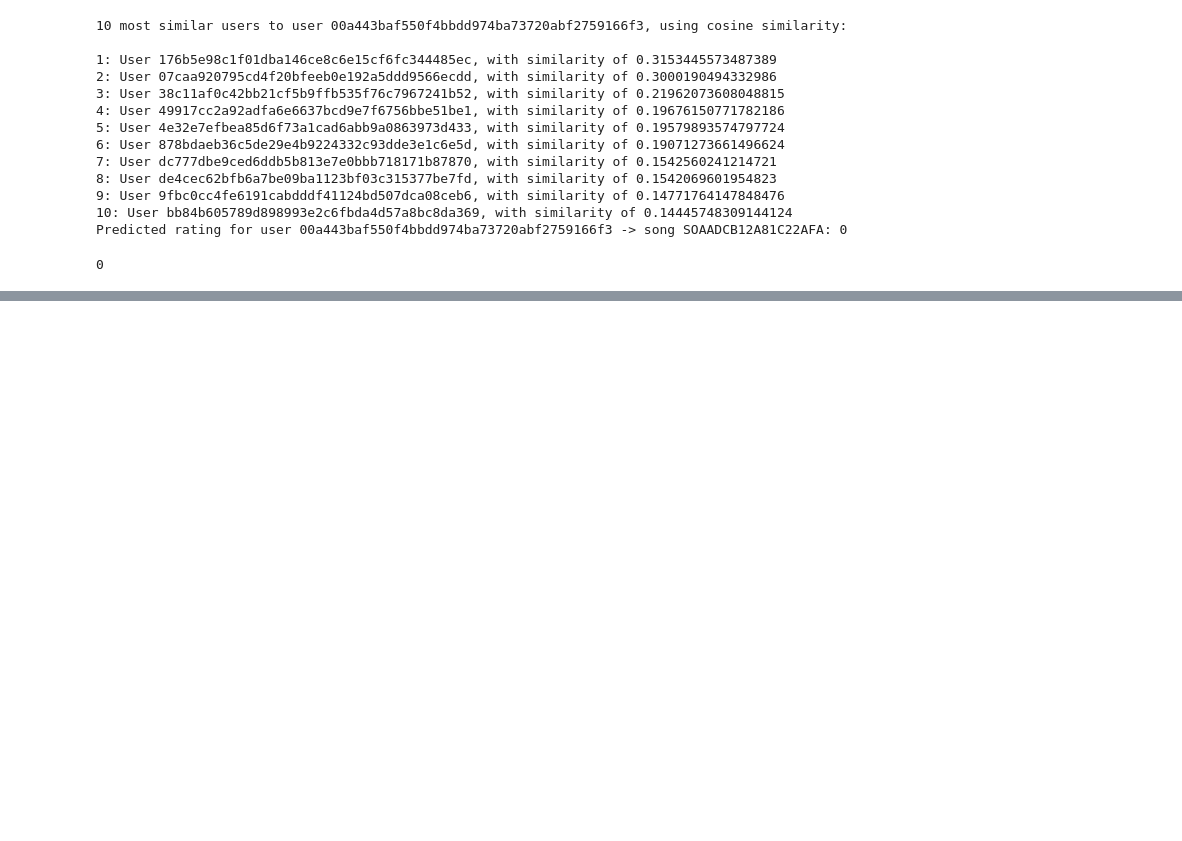
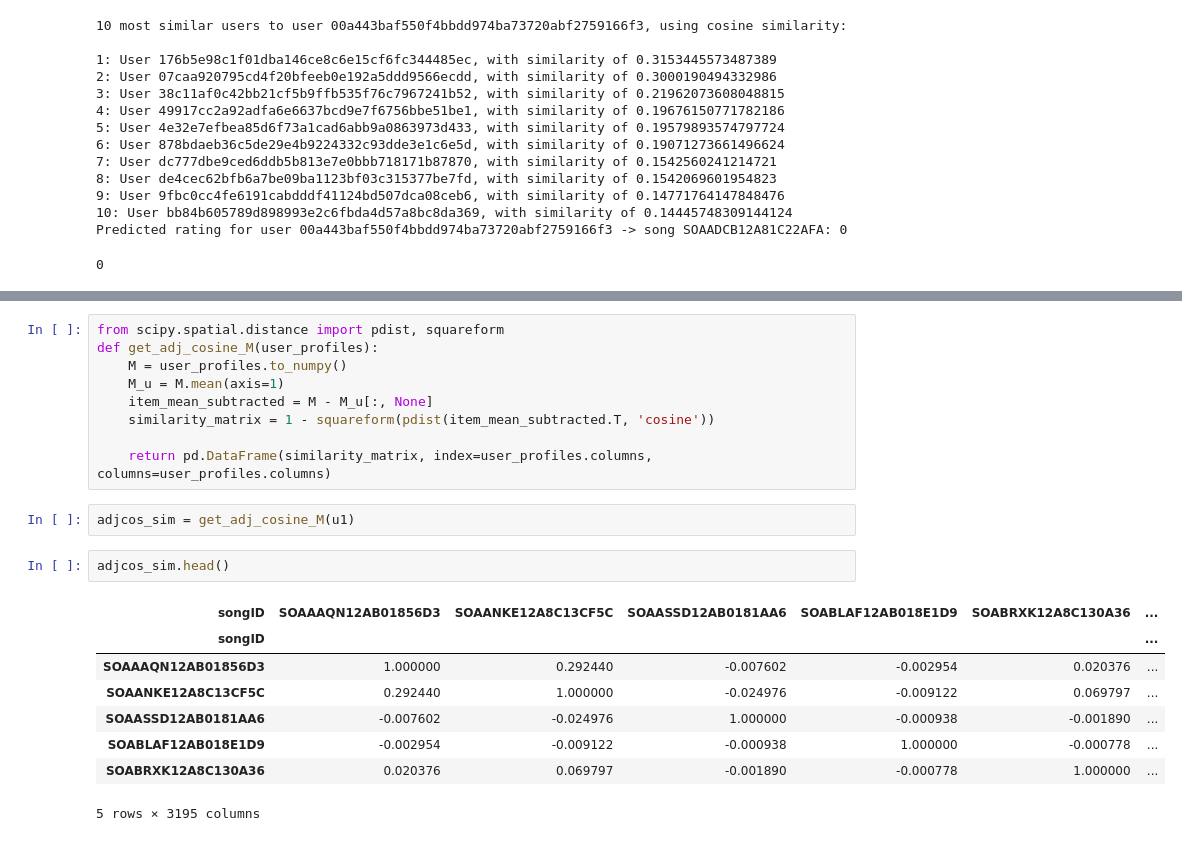
Before and after one commit to matijasipek/comp_tools, a Jupyter notebook: Angeliki_Experiments.ipynb, the cells around one changed output, grey strips where cells are left out. Cells and saved outputs as stored; diff of their text form; blank space fills up the shorter version.

```diff
--- a/Angeliki_Experiments.ipynb
+++ b/Angeliki_Experiments.ipynb
@@ -305,0 +616,22 @@ Predicted rating for user 00a443baf550f4bbdd974ba73720abf2759166f3 -> song SOAAD
+# %%
+from scipy.spatial.distance import pdist, squareform
+def get_adj_cosine_M(user_profiles):
+    M = user_profiles.to_numpy()
+    M_u = M.mean(axis=1)
+    item_mean_subtracted = M - M_u[:, None]
+    similarity_matrix = 1 - squareform(pdist(item_mean_subtracted.T, 'cosine'))
+
+    return pd.DataFrame(similarity_matrix, index=user_profiles.columns, columns=user_profiles.columns)
+# %%
+adjcos_sim = get_adj_cosine_M(u1)
+# %%
+adjcos_sim.head()
+# %% [output]
+| songID | SOAAAQN12AB01856D3 | SOAANKE12A8C13CF5C | SOAASSD12AB0181AA6 | SOABLAF12AB018E1D9 | SOABRXK12A8C130A36 | ... |
+| songID |  |  |  |  |  | ... |
+| SOAAAQN12AB01856D3 | 1.000000 | 0.292440 | -0.007602 | -0.002954 | 0.020376 | ... |
+| SOAANKE12A8C13CF5C | 0.292440 | 1.000000 | -0.024976 | -0.009122 | 0.069797 | ... |
+| SOAASSD12AB0181AA6 | -0.007602 | -0.024976 | 1.000000 | -0.000938 | -0.001890 | ... |
+| SOABLAF12AB018E1D9 | -0.002954 | -0.009122 | -0.000938 | 1.000000 | -0.000778 | ... |
+| SOABRXK12A8C130A36 | 0.020376 | 0.069797 | -0.001890 | -0.000778 | 1.000000 | ... |
+5 rows × 3195 columns
```
Also changed, not shown: parts of 55 cells of this notebook, 1 other file.
